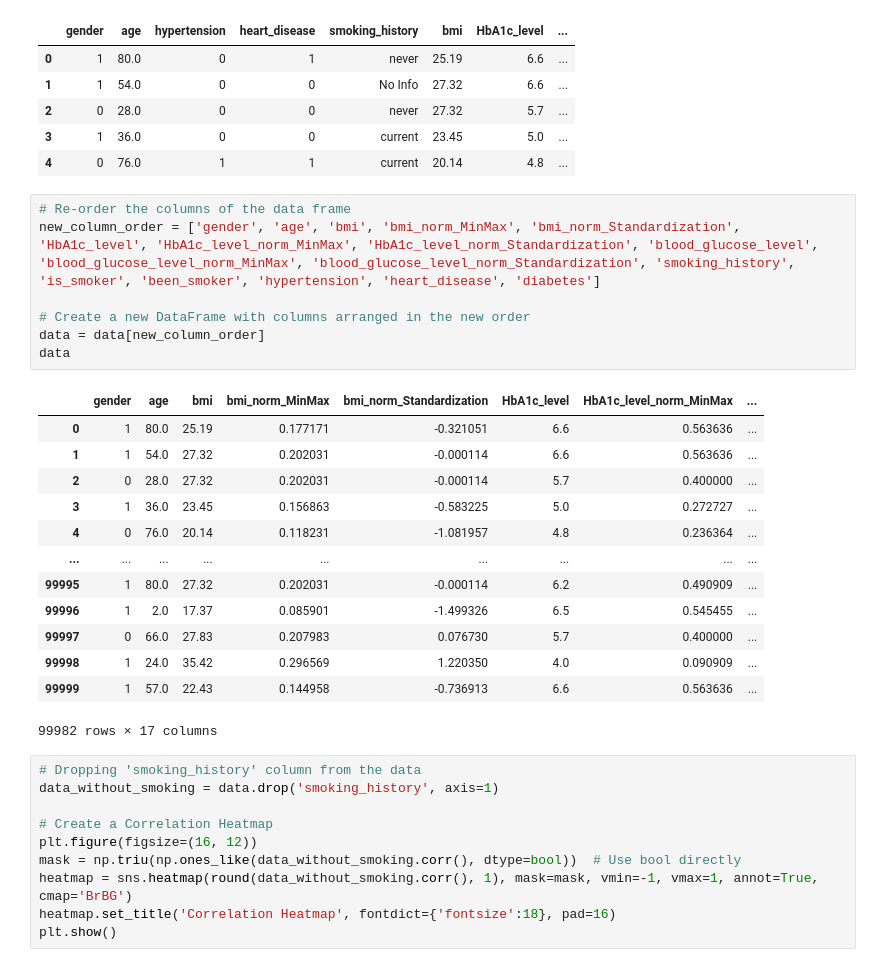
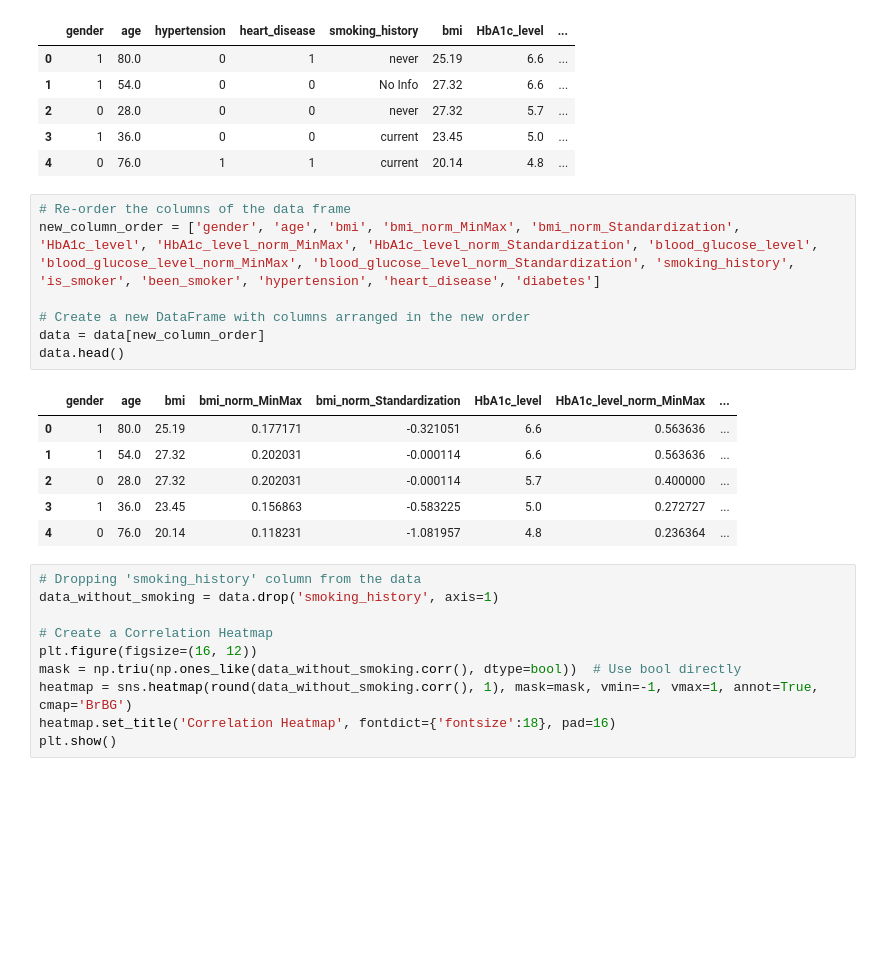
Before and after one commit to armanfeili/FDS-Final-Project, a Jupyter notebook: main.ipynb, the cells around one changed output. Cells and saved outputs as stored; diff of their text form; blank space fills up the shorter version.

```diff
--- a/main.ipynb
+++ b/main.ipynb
@@ -255,24 +255,17 @@ data.head()
 # %%
 # Re-order the columns of the data frame
 new_column_order = ['gender', 'age', 'bmi', 'bmi_norm_MinMax', 'bmi_norm_Standardization', 'HbA1c_level', 'HbA1c_level_norm_MinMax', 'HbA1c_level_norm_Standardization', 'blood_glucose_level', 'blood_glucose_level_norm_MinMax', 'blood_glucose_level_norm_Standardization', 'smoking_history', 'is_smoker', 'been_smoker', 'hypertension', 'heart_disease', 'diabetes']
 
 # Create a new DataFrame with columns arranged in the new order
 data = data[new_column_order]
-data
+data.head()
 # %% [output]
 |  | gender | age | bmi | bmi_norm_MinMax | bmi_norm_Standardization | HbA1c_level | HbA1c_level_norm_MinMax | ... |
 | 0 | 1 | 80.0 | 25.19 | 0.177171 | -0.321051 | 6.6 | 0.563636 | ... |
 | 1 | 1 | 54.0 | 27.32 | 0.202031 | -0.000114 | 6.6 | 0.563636 | ... |
 | 2 | 0 | 28.0 | 27.32 | 0.202031 | -0.000114 | 5.7 | 0.400000 | ... |
 | 3 | 1 | 36.0 | 23.45 | 0.156863 | -0.583225 | 5.0 | 0.272727 | ... |
 | 4 | 0 | 76.0 | 20.14 | 0.118231 | -1.081957 | 4.8 | 0.236364 | ... |
-| ... | ... | ... | ... | ... | ... | ... | ... | ... |
-| 99995 | 1 | 80.0 | 27.32 | 0.202031 | -0.000114 | 6.2 | 0.490909 | ... |
-| 99996 | 1 | 2.0 | 17.37 | 0.085901 | -1.499326 | 6.5 | 0.545455 | ... |
-| 99997 | 0 | 66.0 | 27.83 | 0.207983 | 0.076730 | 5.7 | 0.400000 | ... |
-| 99998 | 1 | 24.0 | 35.42 | 0.296569 | 1.220350 | 4.0 | 0.090909 | ... |
-| 99999 | 1 | 57.0 | 22.43 | 0.144958 | -0.736913 | 6.6 | 0.563636 | ... |
-99982 rows × 17 columns
 # %%
 # Dropping 'smoking_history' column from the data
 data_without_smoking = data.drop('smoking_history', axis=1)
```
Also changed, not shown: parts of 8 cells of this notebook.
